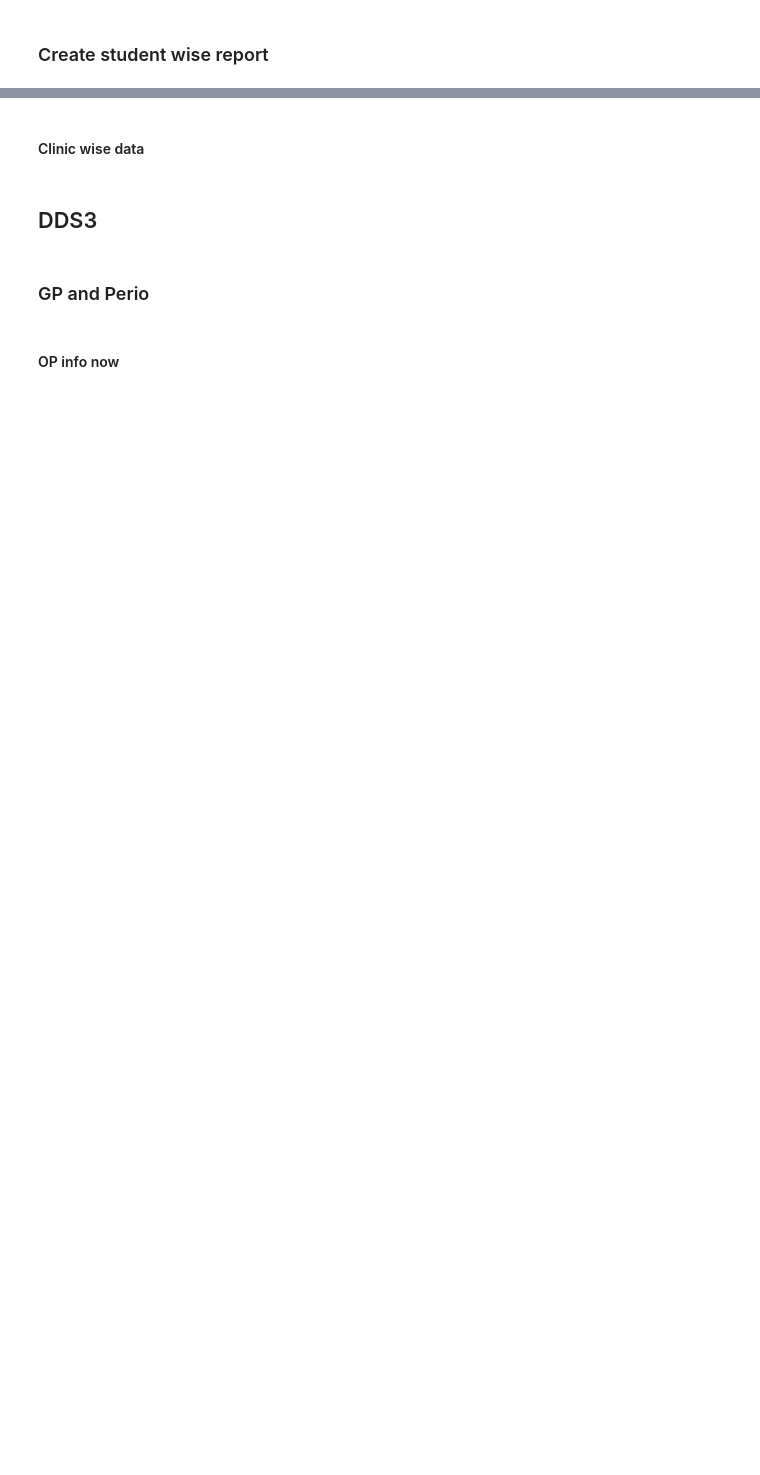
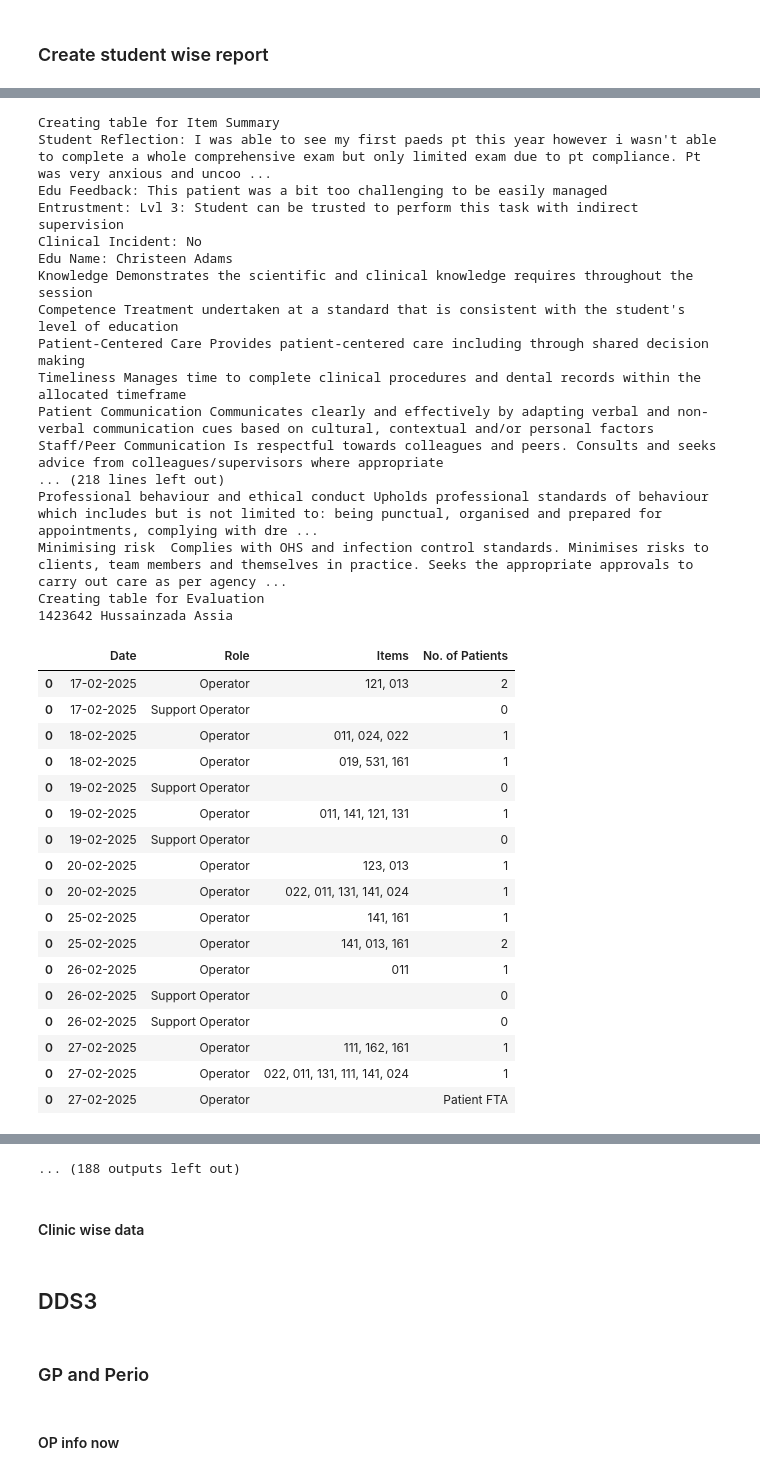
Before and after one commit to bulkpanda/MDS-Work, a Jupyter notebook: 2025notebook.ipynb, the cells around one changed output, grey strips where cells are left out. Saved outputs shown, nothing was run; the diff lists cells and outputs as text; code cells hidden in the pictures; blank space fills up the shorter version.

```diff
--- a/2025notebook.ipynb
+++ b/2025notebook.ipynb
@@ -39,6 +42,7 @@ print(sns.__version__)
 ## BOH3 and DDS4 Qualtrics
 # %%
 workbookpath = '2025\BOH3+DDS4\Session 1\\2025 BOH3 and DDS4_0.xlsx'
+workbookpath = '2025\BOH3+DDS4\Session 2\\2025 BOH3 and DDS4 CAF_February 28, 2025_15.07.xlsx'
 folder, file, ext = getFolderandFileName(workbookpath)
 df = pd.read_excel(workbookpath, keep_default_na=False, na_values=[''])  # This will keep 'NA' text as it is
 # turn evey column to lowercase
@@ -661,11 +723,13 @@ def createReport(studentDf, id, name, savefolder):
             if pd.isna(row[col.lower()]) or row[col.lower()] == 'nan':
                 continue
             print(f'{col}: {row[col.lower()]}')
-            elements.append(Paragraph(f'{col.strip()}', subsubheadingStyleL))
+            elements.append(Paragraph(f'{col.strip()}', smallsubsubheadingStyleL))
             elements.append(Spacer(1, 6))
-            text = row[col.lower()].strip()
+            text = row[col.lower()].strip().replace('\n', '<br/>')
+            # text = row[col.lower()].strip()
             # remove non-ascii characters
-            text = re.sub(r'[^\x00-\x7F]+', '', text)
+            # text = re.sub(r'[^\x00-\x7F]+', '', text)
+
             elements.append(Paragraph(f'{text}', tableTextStyleL))
             elements.append(Spacer(1, 12))
 
@@ -702,3 +766,4 @@ def createStudentReport(df, cohort, savefolder):
 savefolder = f'{folder}\\Student Reports'
 createStudentReport(dfboh3, 'BOH3', savefolder)
 createStudentReport(dfdds4, 'DDS4', savefolder)
+# %% [output]
@@ -704,0 +906,35 @@ createStudentReport(dfdds4, 'DDS4', savefolder)
+Creating table for Item Summary
+Student Reflection: I was able to see my first paeds pt this year however i wasn't able to complete a whole comprehensive exam but only limited exam due to pt compliance. Pt was very anxious and uncoo ...
+Edu Feedback: This patient was a bit too challenging to be easily managed
+Entrustment: Lvl 3: Student can be trusted to perform this task with indirect supervision
+Clinical Incident: No
+Edu Name: Christeen Adams
+Knowledge Demonstrates the scientific and clinical knowledge requires throughout the session
+Competence Treatment undertaken at a standard that is consistent with the student's level of education
+Patient-Centered Care Provides patient-centered care including through shared decision making
+Timeliness Manages time to complete clinical procedures and dental records within the allocated timeframe
+Patient Communication Communicates clearly and effectively by adapting verbal and non-verbal communication cues based on cultural, contextual and/or personal factors
+Staff/Peer Communication Is respectful towards colleagues and peers. Consults and seeks advice from colleagues/supervisors where appropriate
+... (218 lines left out)
+Professional behaviour and ethical conduct Upholds professional standards of behaviour which includes but is not limited to: being punctual, organised and prepared for appointments, complying with dre ...
+Minimising risk  Complies with OHS and infection control standards. Minimises risks to clients, team members and themselves in practice. Seeks the appropriate approvals to carry out care as per agency ...
+Creating table for Evaluation
+1423642 Hussainzada Assia
+|  | Date | Role | Items | No. of Patients |
+| 0 | 17-02-2025 | Operator | 121, 013 | 2 |
+| 0 | 17-02-2025 | Support Operator |  | 0 |
+| 0 | 18-02-2025 | Operator | 011, 024, 022 | 1 |
+| 0 | 18-02-2025 | Operator | 019, 531, 161 | 1 |
+| 0 | 19-02-2025 | Support Operator |  | 0 |
+| 0 | 19-02-2025 | Operator | 011, 141, 121, 131 | 1 |
+| 0 | 19-02-2025 | Support Operator |  | 0 |
+| 0 | 20-02-2025 | Operator | 123, 013 | 1 |
+| 0 | 20-02-2025 | Operator | 022, 011, 131, 141, 024 | 1 |
+| 0 | 25-02-2025 | Operator | 141, 161 | 1 |
+| 0 | 25-02-2025 | Operator | 141, 013, 161 | 2 |
+| 0 | 26-02-2025 | Operator | 011 | 1 |
+| 0 | 26-02-2025 | Support Operator |  | 0 |
+| 0 | 26-02-2025 | Support Operator |  | 0 |
+| 0 | 27-02-2025 | Operator | 111, 162, 161 | 1 |
+| 0 | 27-02-2025 | Operator | 022, 011, 131, 111, 141, 024 | 1 |
+| 0 | 27-02-2025 | Operator |  | Patient FTA |
@@ -705,3 +975,4 @@ createStudentReport(dfdds4, 'DDS4', savefolder)
+... (188 outputs left out)
 # %%
 # email the students their reports
 import win32com.client
```
Also changed, not shown: parts of 27 cells of this notebook, 55 other files.
